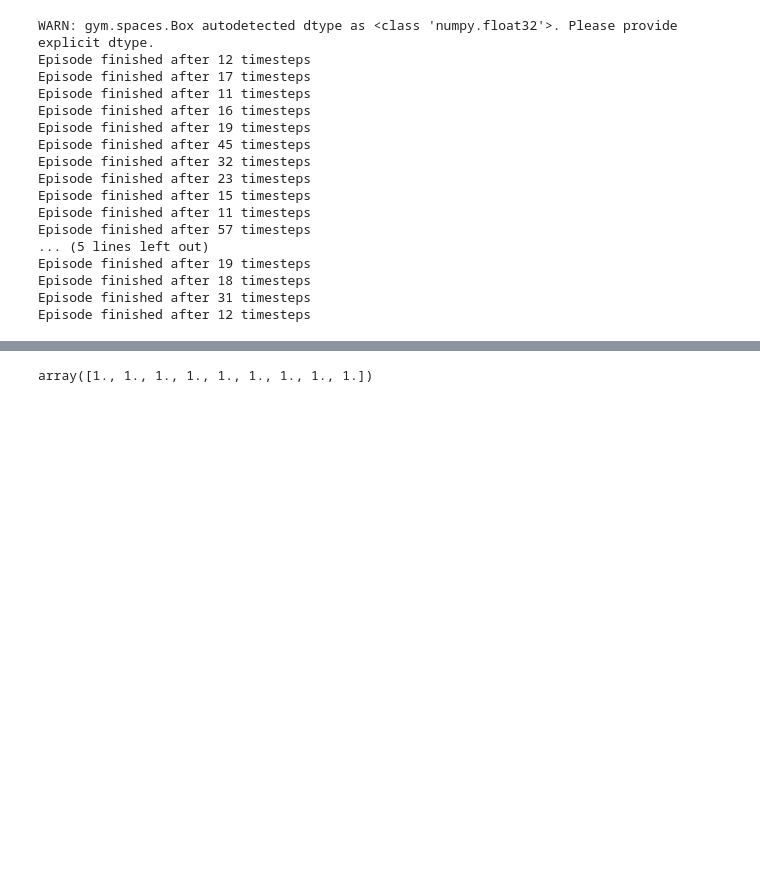
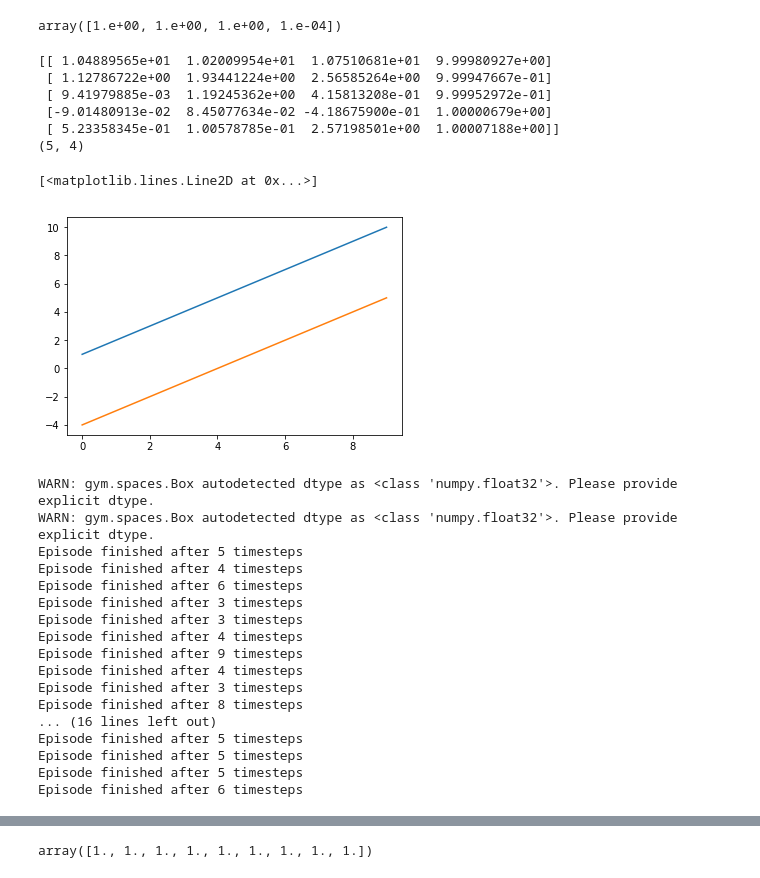
Before and after one commit to seungwon1/cs294_hw, a Jupyter notebook: hw2/Untitled.ipynb, the cells around one changed output, grey strips where cells are left out. Saved outputs shown, nothing was run; the diff lists cells and outputs as text; code cells hidden in the pictures; blank space fills up the shorter version.

```diff
--- a/hw2/Untitled.ipynb
+++ b/hw2/Untitled.ipynb
@@ -29,0 +23,8 @@ print(d2, d2.shape)
+# %%
+ar = np.ones((5,4))
+ar[0] = 10
+ar2 = np.ones((4,))
+ar2[-1] = 0.0001
+ar2
+# %% [output]
+array([1.e+00, 1.e+00, 1.e+00, 1.e-04])
@@ -30,13 +40,36 @@ print(d2, d2.shape)
+# %%
+with tf.Session() as sess:
+    c = sess.run(b)
+    print(c)
+    print(c.shape)
+# %% [output]
+[[ 1.04889565e+01  1.02009954e+01  1.07510681e+01  9.99980927e+00]
+ [ 1.12786722e+00  1.93441224e+00  2.56585264e+00  9.99947667e-01]
+ [ 9.41979885e-03  1.19245362e+00  4.15813208e-01  9.99952972e-01]
+ [-9.01480913e-02  8.45077634e-02 -4.18675900e-01  1.00000679e+00]
+ [ 5.23358345e-01  1.00578785e-01  2.57198501e+00  1.00007188e+00]]
+(5, 4)
+# %%
+c = np.array([1,2,3,4,5,6,7,8,9,10])
+# %%
+from matplotlib import pyplot as plt
+plt.plot(c)
+#plt.figure()
+c2 = (c-5)/1
+plt.plot(c2)
+# %% [output]
+[<matplotlib.lines.Line2D at 0x...>]
+[figure, added]
 # %%
 import gym
-env = gym.make('CartPole-v0')
+env = gym.make('InvertedPendulum-v2')
 rew_his = []
 
-for i_episode in range(20):
+for i_episode in range(30):
     observation = env.reset()
     rew = 0
     for t in range(100):
-        env.render()
+        #env.render()
         /#print(observation)
         action = env.action_space.sample()
         observation, reward, done, info = env.step(action)
@@ -45,25 +78,25 @@ for i_episode in range(20):
             print("Episode finished after {} timesteps".format(t+1))
             break
     rew_his.append(rew)
-env.close()
+#env.close()
 # %% [output]
 WARN: gym.spaces.Box autodetected dtype as <class 'numpy.float32'>. Please provide explicit dtype.
-Episode finished after 12 timesteps
-Episode finished after 17 timesteps
-Episode finished after 11 timesteps
-Episode finished after 16 timesteps
-Episode finished after 19 timesteps
-Episode finished after 45 timesteps
-Episode finished after 32 timesteps
-Episode finished after 23 timesteps
-Episode finished after 15 timesteps
-Episode finished after 11 timesteps
-Episode finished after 57 timesteps
-... (5 lines left out)
-Episode finished after 19 timesteps
-Episode finished after 18 timesteps
-Episode finished after 31 timesteps
-Episode finished after 12 timesteps
+WARN: gym.spaces.Box autodetected dtype as <class 'numpy.float32'>. Please provide explicit dtype.
+Episode finished after 5 timesteps
+Episode finished after 4 timesteps
+Episode finished after 6 timesteps
+Episode finished after 3 timesteps
+Episode finished after 3 timesteps
+Episode finished after 4 timesteps
+Episode finished after 9 timesteps
+Episode finished after 4 timesteps
+Episode finished after 3 timesteps
+Episode finished after 8 timesteps
+... (16 lines left out)
+Episode finished after 5 timesteps
+Episode finished after 5 timesteps
+Episode finished after 5 timesteps
+Episode finished after 6 timesteps
 # %%
 print(rew_his)
 print()
```
Also changed, not shown: parts of 6 cells of this notebook, 55 other files.
